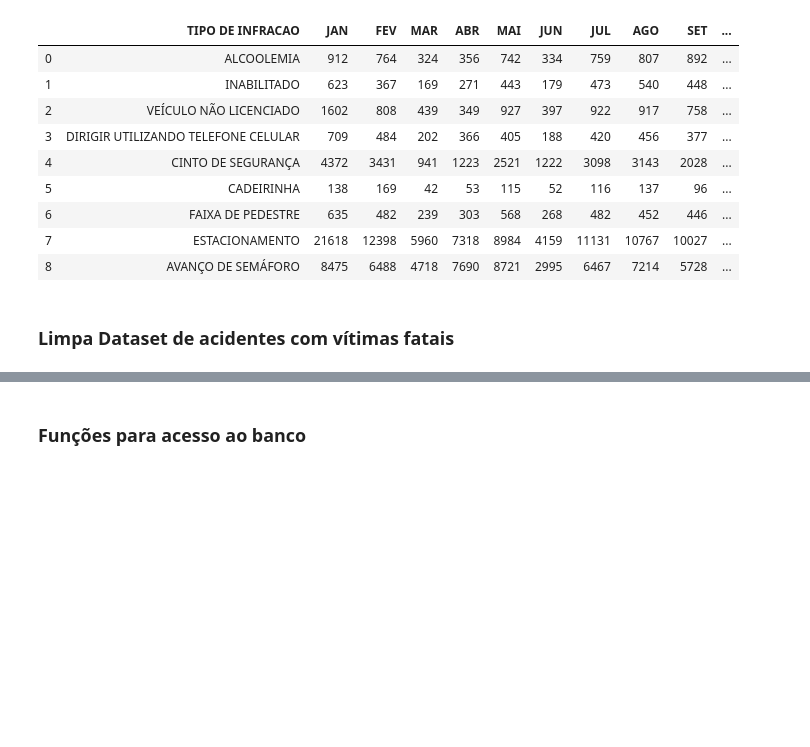
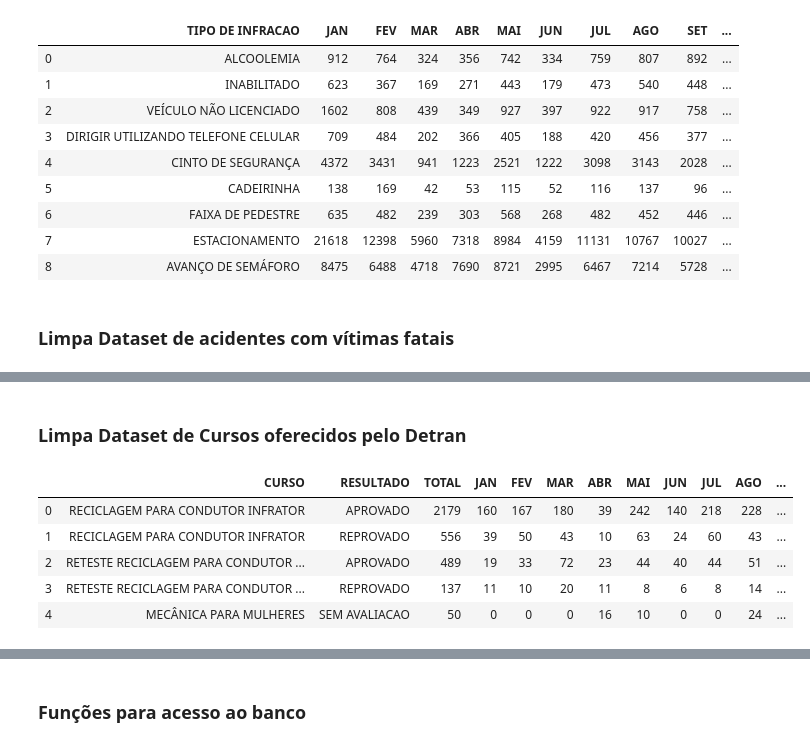
Before and after one commit to IagoCarvalho/tcc_scripts, a Jupyter notebook: data_cleaning.ipynb, the cells around one changed output, grey strips where cells are left out. Drawn from its saved outputs; the diff is of its cells as text; code cells hidden in the pictures; blank space fills up the shorter version.

```diff
--- a/data_cleaning.ipynb
+++ b/data_cleaning.ipynb
@@ -43,0 +60,17 @@ df_acidentes_fatais_2008_2017.head()
+# %% [markdown]
+### Limpa Dataset de Cursos oferecidos pelo Detran
+# %%
+df_cursos_oferecidos_detran_2018 = pd.read_excel("/home/iago/Documentos/TCC1/tcc_scripts/datasets/cursos_oferecidos_detran.xlsx")
+df_cursos_oferecidos_detran_2018 = df_cursos_oferecidos_detran_2018.fillna(0)
+
+for mes in df_cursos_oferecidos_detran_2018.columns[3:]:
+    df_cursos_oferecidos_detran_2018[mes] = df_cursos_oferecidos_detran_2018[mes].astype(int)
+
+df_cursos_oferecidos_detran_2018.head()
+# %% [output]
+|  | CURSO | RESULTADO | TOTAL | JAN | FEV | MAR | ABR | MAI | JUN | JUL | AGO | ... |
+| 0 | RECICLAGEM PARA CONDUTOR INFRATOR | APROVADO | 2179 | 160 | 167 | 180 | 39 | 242 | 140 | 218 | 228 | ... |
+| 1 | RECICLAGEM PARA CONDUTOR INFRATOR | REPROVADO | 556 | 39 | 50 | 43 | 10 | 63 | 24 | 60 | 43 | ... |
+| 2 | RETESTE RECICLAGEM PARA CONDUTOR ... | APROVADO | 489 | 19 | 33 | 72 | 23 | 44 | 40 | 44 | 51 | ... |
+| 3 | RETESTE RECICLAGEM PARA CONDUTOR ... | REPROVADO | 137 | 11 | 10 | 20 | 11 | 8 | 6 | 8 | 14 | ... |
+| 4 | MECÂNICA PARA MULHERES | SEM AVALIACAO | 50 | 0 | 0 | 0 | 16 | 10 | 0 | 0 | 24 | ... |
```
Also changed, not shown: parts of 9 cells of this notebook.
